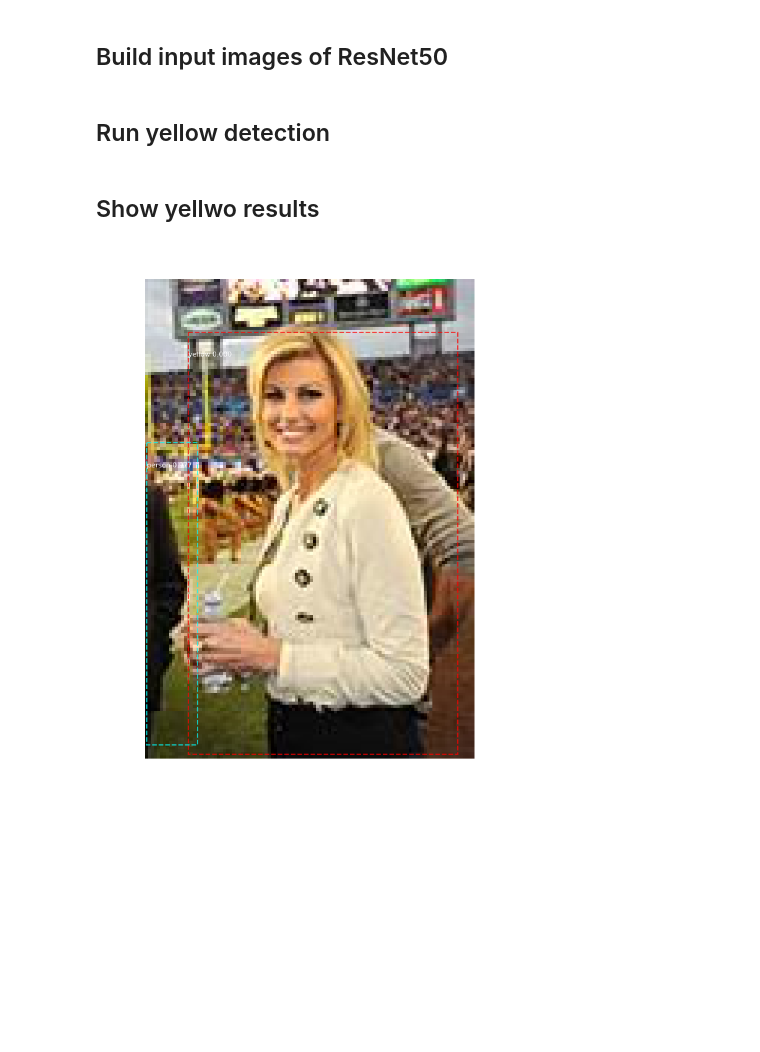
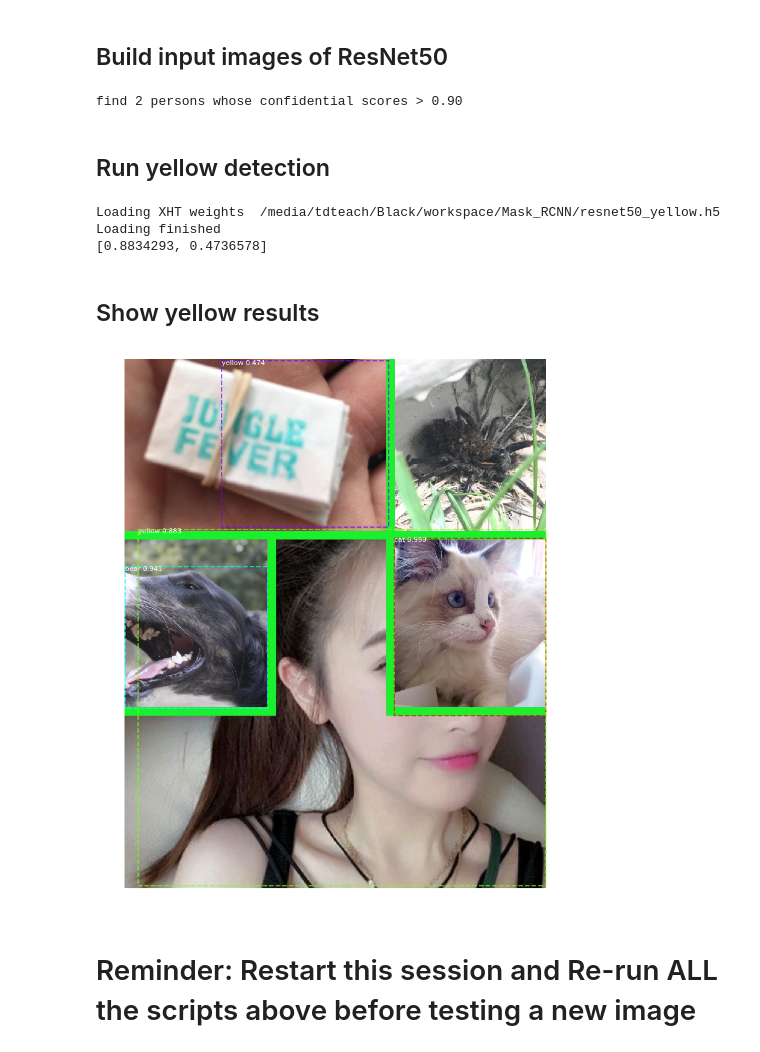
Before and after one commit to TDteach/Mask_RCNN, a Jupyter notebook: samples/demo.ipynb, the cells around one changed output. Drawn from its saved outputs; the diff is of its cells as text; code cells hidden in the pictures; blank space fills up the shorter version.

```diff
--- a/samples/demo.ipynb
+++ b/samples/demo.ipynb
@@ -131,7 +132,7 @@ class_names = ['BG', 'person', 'bicycle', 'car', 'motorcycle', 'airplane',
 # Load a random image from the images folder
 # file_names = next(os.walk(IMAGE_DIR))[2]
 #image = skimage.io.imread(os.path.join(IMAGE_DIR, file_names[3]))
-image = skimage.io.imread(os.path.join(IMAGE_DIR, '151.jpg'))
+image = skimage.io.imread(os.path.join(IMAGE_DIR, '6717.jpeg'))
 
 # Run detection
 results = model.detect([image], verbose=1)
@@ -168,8 +171,9 @@ sc = rst['scores']
 roi = rst['rois']
 masks = rst['masks']
 inputs = []
+person_thr = 0.9
 for k in range(len(ty)):
-    if ty[k] == 1 and sc[k] > 0.98:
+    if ty[k] == 1 and sc[k] > person_thr:
         img_st = np.zeros((128,128,4),dtype=np.float32)
         cc = img[roi[k][0]:roi[k][2], roi[k][1]:roi[k][3]]
         dd = skimage.transform.resize(cc,(128,128))
@@ -178,6 +182,9 @@ for k in range(len(ty)):
         img_st[:,:,:3] = dd
         img_st[:,:,3] = rs_mm
         inputs.append(img_st)
+print('find %d persons whose confidential scores > %.2f' % (len(inputs), person_thr))
+# %% [output]
+find 2 persons whose confidential scores > 0.90
 # %% [markdown]
 ## Run yellow detection
 # %%
@@ -209,20 +216,26 @@ for img in inputs:
     yellow_results = yellow_model.detect([img],verbose = 0)
     yellow_scores.append(yellow_results[0])
 print(yellow_scores)
+# %% [output]
+Loading XHT weights  /media/tdteach/Black/workspace/Mask_RCNN/resnet50_yellow.h5
+Loading finished
+[0.8834293, 0.4736578]
 # %% [markdown]
-## Show yellwo results
+## Show yellow results
 # %%
 if class_names[-1] == 'yellow':
     yellow_id = len(class_names)-1
 else:
     yellow_id = len(class_names)
     class_names.append('yellow')
 z = 0
 for k in range(len(ty)):
-    if ty[k] == 1 and sc[k] > 0.98:
+    if ty[k] == 1 and sc[k] > person_thr:
         sc[k] = yellow_scores[z]
         ty[k] = yellow_id
         z += 1
 visualize.display_instances(image, roi, masks, ty,class_names, sc)
 # %% [output]
-[figure, old version]
+[figure, new version]
+# %% [markdown]
+# Reminder: Restart this session and Re-run ALL the scripts above before testing a new image
```
Also changed, not shown: parts of 4 cells of this notebook.
